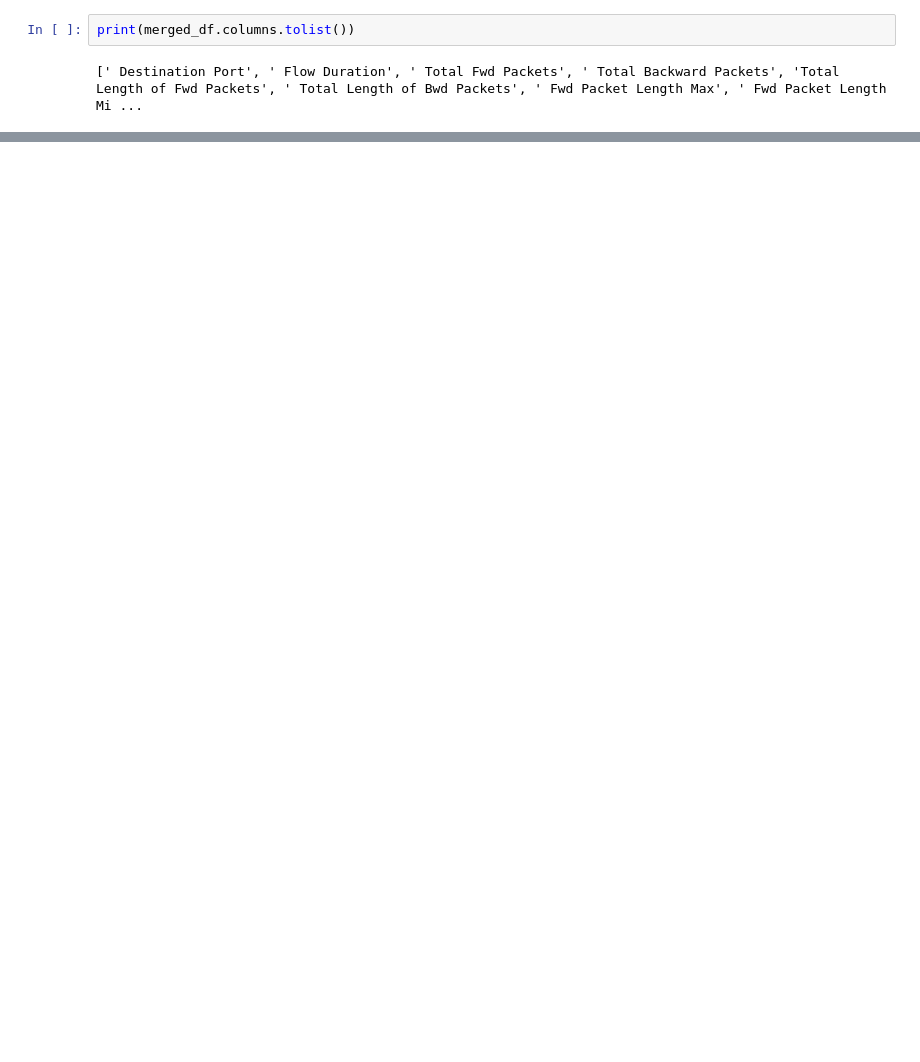
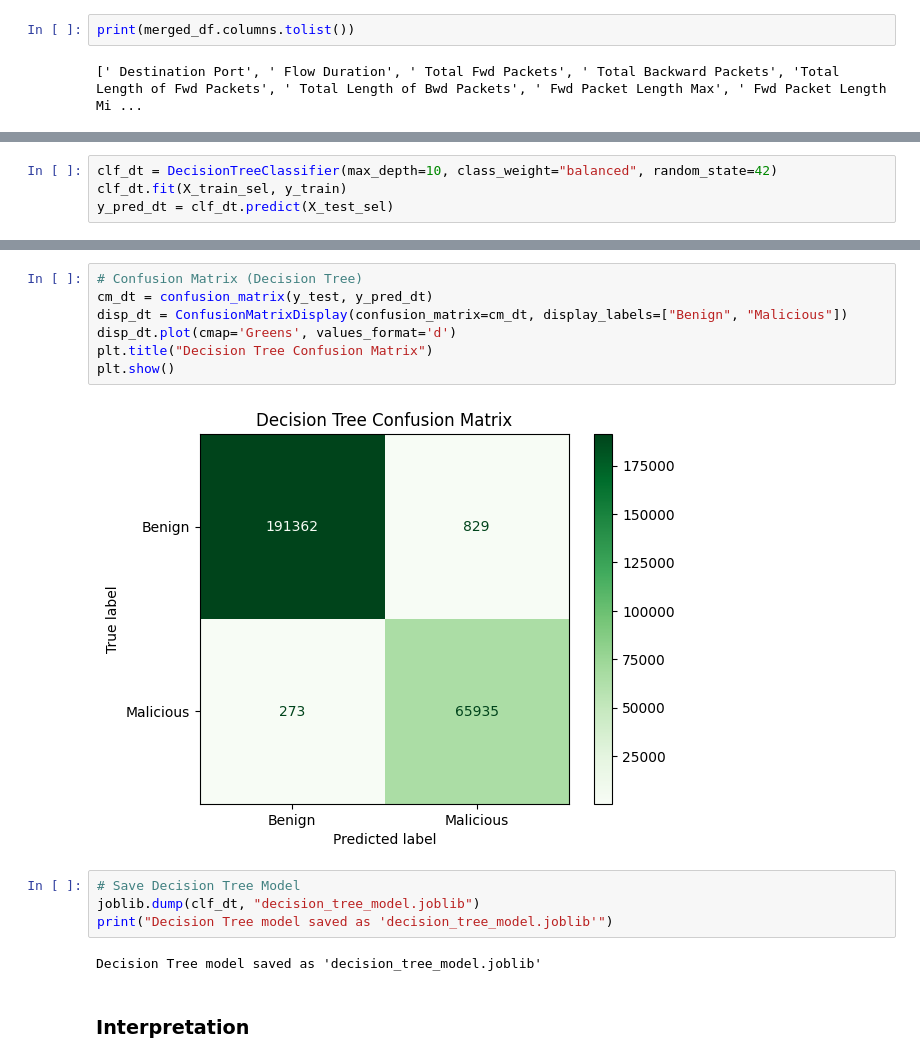
Before and after one commit to Tayebwa-ian/DDoS_Detection, a Jupyter notebook: ML_Training/classify.ipynb, the cells around one changed output, grey strips where cells are left out. Drawn from its saved outputs; the diff is of its cells as text; blank space fills up the shorter version.

```diff
--- a/ML_Training/classify.ipynb
+++ b/ML_Training/classify.ipynb
@@ -183,0 +257,4 @@ X_scaled = pd.DataFrame(X_scaled, columns=X.columns)
+# %%
+clf_dt = DecisionTreeClassifier(max_depth=10, class_weight="balanced", random_state=42)
+clf_dt.fit(X_train_sel, y_train)
+y_pred_dt = clf_dt.predict(X_test_sel)
@@ -183,0 +274,17 @@ X_scaled = pd.DataFrame(X_scaled, columns=X.columns)
+# %%
+# Confusion Matrix (Decision Tree)
+cm_dt = confusion_matrix(y_test, y_pred_dt)
+disp_dt = ConfusionMatrixDisplay(confusion_matrix=cm_dt, display_labels=["Benign", "Malicious"])
+disp_dt.plot(cmap='Greens', values_format='d')
+plt.title("Decision Tree Confusion Matrix")
+plt.show()
+# %% [output]
+[figure, added]
+# %%
+# Save Decision Tree Model
+joblib.dump(clf_dt, "decision_tree_model.joblib")
+print("Decision Tree model saved as 'decision_tree_model.joblib'")
+# %% [output]
+Decision Tree model saved as 'decision_tree_model.joblib'
+# %% [markdown]
+### Interpretation
```
Also changed, not shown: parts of 17 cells of this notebook, 6 other files.
